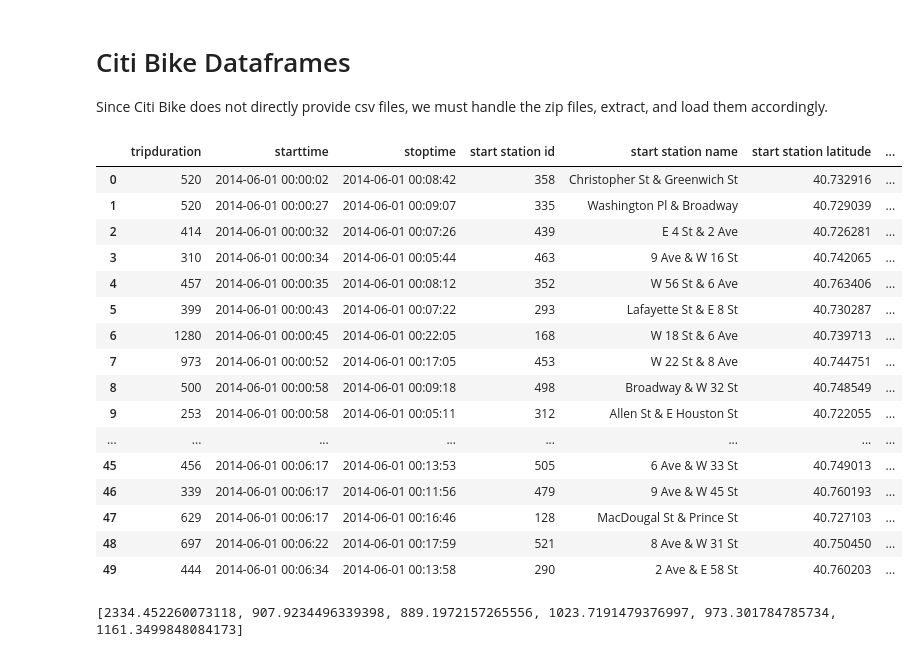
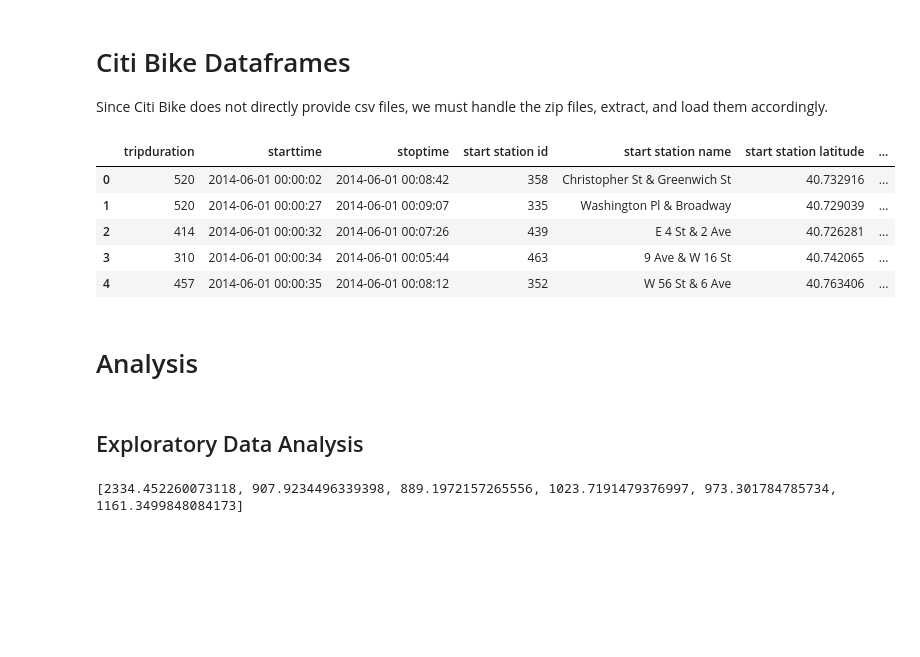
Before and after one commit to dvignoles/nyc-transpo, a Jupyter notebook: nyc_transpo.ipynb, the cells around one changed output. Cells and saved outputs as stored; diff of their text form; code cells hidden in the pictures; blank space fills up the shorter version.

```diff
--- a/nyc_transpo.ipynb
+++ b/nyc_transpo.ipynb
@@ -219,25 +212,18 @@ df_bike_2016 = df_bike_2016_orig[(df_bike_2016_orig['starttime_parsed'] > '2016-
 df_bike_2017 = df_bike_2017_orig[(df_bike_2017_orig['starttime_parsed'] > '2017-06-01') & (df_bike_2017_orig['starttime_parsed'] < '2017-06-08')]
 df_bike_2018 = df_bike_2018_orig[(df_bike_2018_orig['starttime_parsed'] > '2018-06-01') & (df_bike_2018_orig['starttime_parsed'] < '2018-06-08')]
 # %%
-df_bike_2014.head(50)
+df_bike_2014.head()
 # %% [output]
 |  | tripduration | starttime | stoptime | start station id | start station name | start station latitude | ... |
 | 0 | 520 | 2014-06-01 00:00:02 | 2014-06-01 00:08:42 | 358 | Christopher St & Greenwich St | 40.732916 | ... |
 | 1 | 520 | 2014-06-01 00:00:27 | 2014-06-01 00:09:07 | 335 | Washington Pl & Broadway | 40.729039 | ... |
 | 2 | 414 | 2014-06-01 00:00:32 | 2014-06-01 00:07:26 | 439 | E 4 St & 2 Ave | 40.726281 | ... |
 | 3 | 310 | 2014-06-01 00:00:34 | 2014-06-01 00:05:44 | 463 | 9 Ave & W 16 St | 40.742065 | ... |
 | 4 | 457 | 2014-06-01 00:00:35 | 2014-06-01 00:08:12 | 352 | W 56 St & 6 Ave | 40.763406 | ... |
-| 5 | 399 | 2014-06-01 00:00:43 | 2014-06-01 00:07:22 | 293 | Lafayette St & E 8 St | 40.730287 | ... |
-| 6 | 1280 | 2014-06-01 00:00:45 | 2014-06-01 00:22:05 | 168 | W 18 St & 6 Ave | 40.739713 | ... |
-| 7 | 973 | 2014-06-01 00:00:52 | 2014-06-01 00:17:05 | 453 | W 22 St & 8 Ave | 40.744751 | ... |
-| 8 | 500 | 2014-06-01 00:00:58 | 2014-06-01 00:09:18 | 498 | Broadway & W 32 St | 40.748549 | ... |
-| 9 | 253 | 2014-06-01 00:00:58 | 2014-06-01 00:05:11 | 312 | Allen St & E Houston St | 40.722055 | ... |
-| ... | ... | ... | ... | ... | ... | ... | ... |
-| 45 | 456 | 2014-06-01 00:06:17 | 2014-06-01 00:13:53 | 505 | 6 Ave & W 33 St | 40.749013 | ... |
-| 46 | 339 | 2014-06-01 00:06:17 | 2014-06-01 00:11:56 | 479 | 9 Ave & W 45 St | 40.760193 | ... |
-| 47 | 629 | 2014-06-01 00:06:17 | 2014-06-01 00:16:46 | 128 | MacDougal St & Prince St | 40.727103 | ... |
-| 48 | 697 | 2014-06-01 00:06:22 | 2014-06-01 00:17:59 | 521 | 8 Ave & W 31 St | 40.750450 | ... |
-| 49 | 444 | 2014-06-01 00:06:34 | 2014-06-01 00:13:58 | 290 | 2 Ave & E 58 St | 40.760203 | ... |
+# %% [markdown]
+# Analysis
+# %% [markdown]
+## Exploratory Data Analysis
 # %%
 citi_avg_trip_durations = []
 
```
Also changed, not shown: parts of 7 cells of this notebook.
